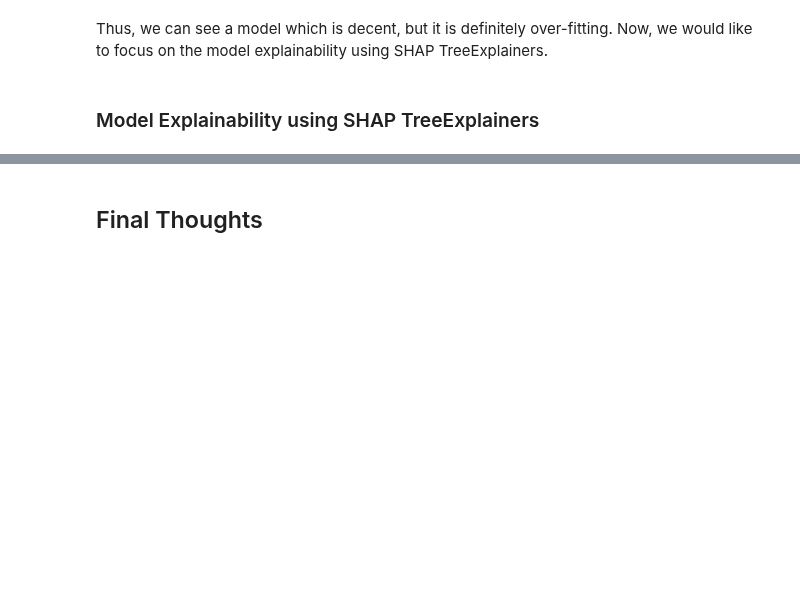
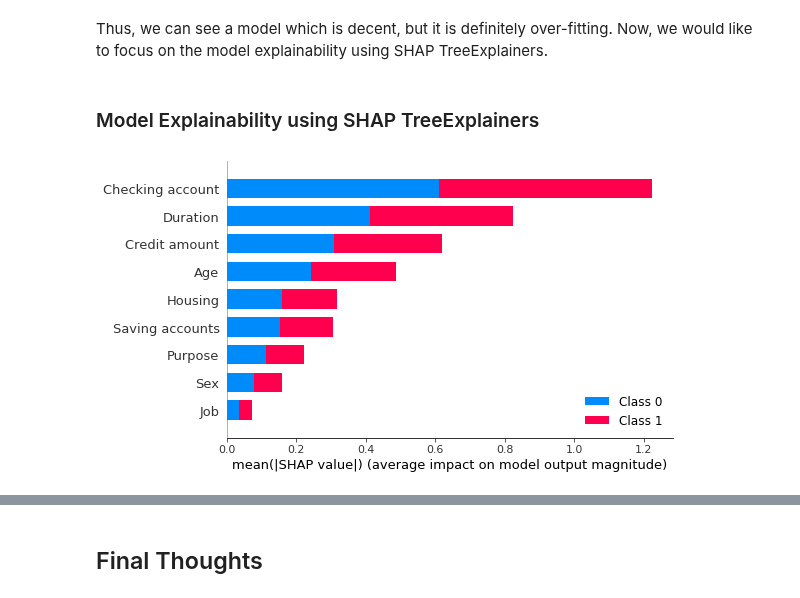
Before and after one commit to PacktPublishing/Applied-Machine-Learning-Explainability-Techniques, a Jupyter notebook: Chapter07/TreeExplainers.ipynb, the cells around one changed output, grey strips where cells are left out. Cells and saved outputs as stored; diff of their text form; code cells hidden in the pictures; blank space fills up the shorter version.

Commit message:
Completed tree explainers tutorial

```diff
--- a/Chapter07/TreeExplainers.ipynb
+++ b/Chapter07/TreeExplainers.ipynb
@@ -242,3 +245,12 @@ Accuracy for the baseline model is: 0.775
 Thus, we can see a model which is decent, but it is definitely over-fitting. Now, we would like to focus on the model explainability using SHAP TreeExplainers.
 # %% [markdown]
 ### Model Explainability using SHAP TreeExplainers
+# %%
+# Building a SHAP Explainer model
+explainer = shap.TreeExplainer(model)
+shap_values = explainer.shap_values(features)
+# %%
+# Global explainability with summary plots
+shap.summary_plot(shap_values, features)
+# %% [output]
+[figure, added]
```
Also changed, not shown: parts of 9 cells of this notebook.
